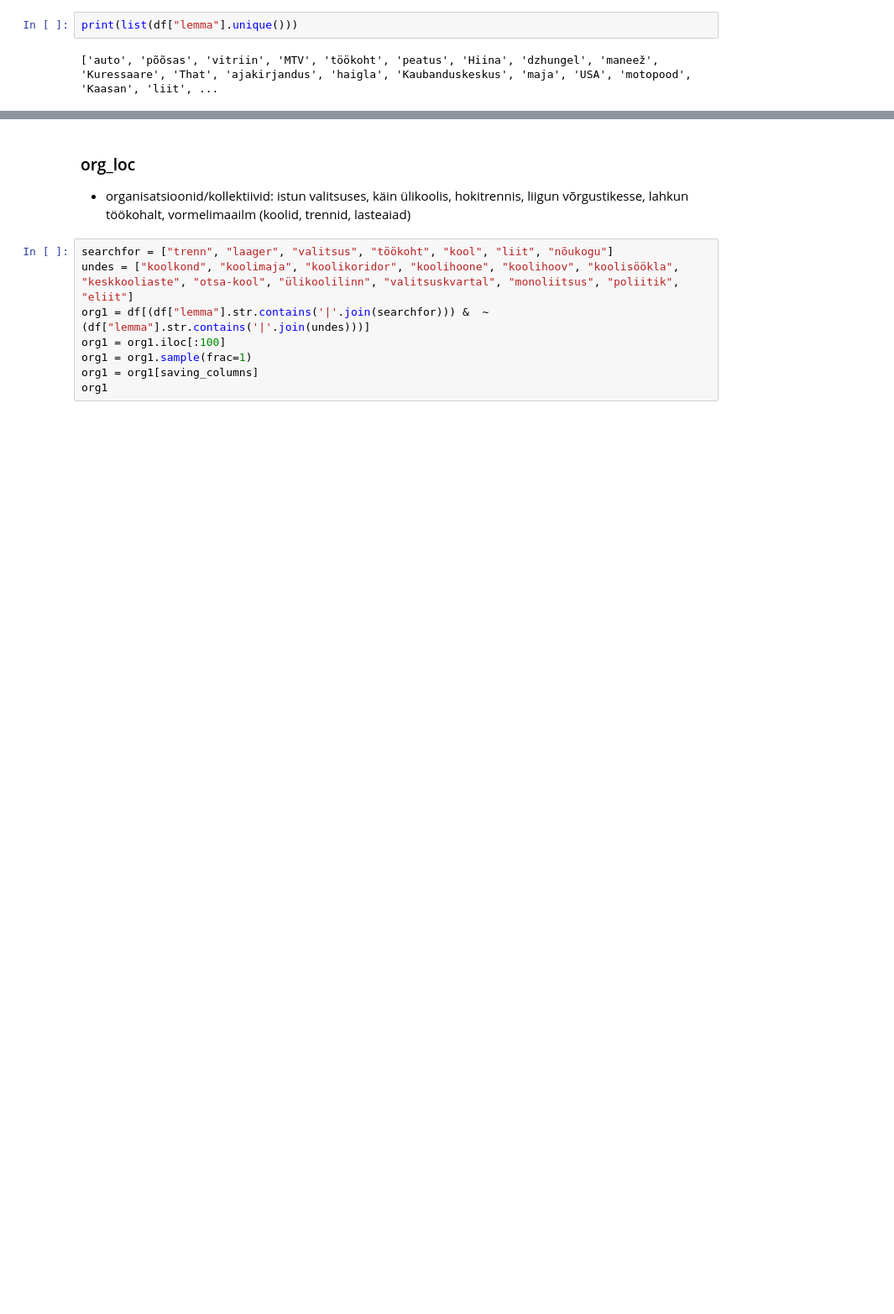
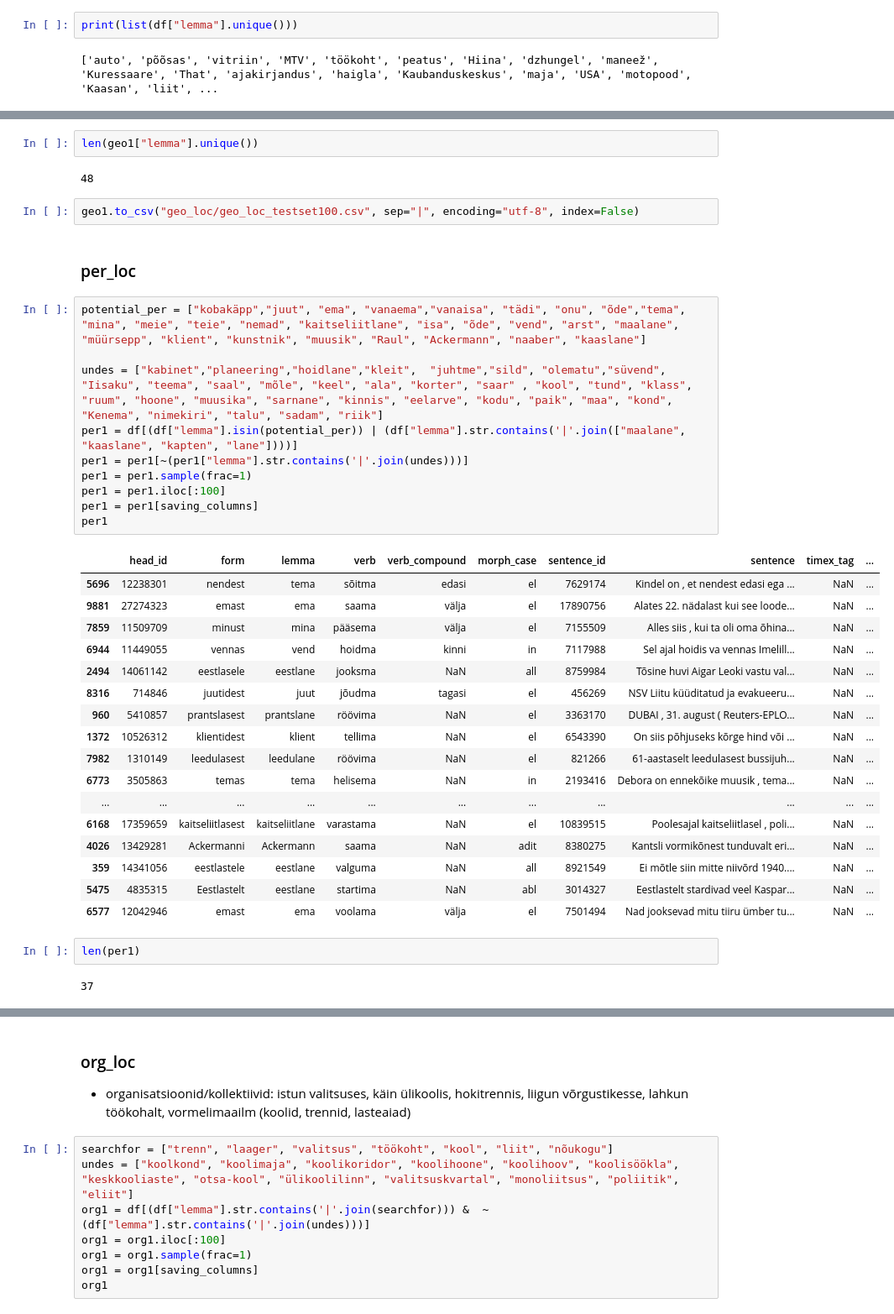
Before and after one commit to estnltk/syntax_experiments, a Jupyter notebook: physical_location_labelling/physical_location_by_context/v04_verb-case_pattern/code/subset_analysis/annotation_guideline/n80_10k_make_testsets.ipynb, the cells around one changed output, grey strips where cells are left out. Shown at 84% size. Drawn from its saved outputs; the diff is of its cells as text; blank space fills up the shorter version.

Commit message:
v04 subset analysis testsets v1

```diff
--- a/physical_location_labelling/physical_location_by_context/v04_verb-case_pattern/code/subset_analysis/annotation_guideline/n80_10k_make_testsets.ipynb
+++ b/physical_location_labelling/physical_location_by_context/v04_verb-case_pattern/code/subset_analysis/annotation_guideline/n80_10k_make_testsets.ipynb
@@ -81,0 +197,40 @@ obj1.to_csv("object_loc/object_loc_testset100.csv", sep="|", encoding="utf-8", i
+# %%
+len(geo1["lemma"].unique())
+# %% [output]
+48
+# %%
+geo1.to_csv("geo_loc/geo_loc_testset100.csv", sep="|", encoding="utf-8", index=False)
+# %% [markdown]
+### per_loc
+# %%
+potential_per = ["kobakäpp","juut", "ema", "vanaema","vanaisa", "tädi", "onu", "õde","tema", "mina", "meie", "teie", "nemad", "kaitseliitlane", "isa", "õde", "vend", "arst", "maalane", "müürsepp", "klient", "kunstnik", "muusik", "Raul", "Ackermann", "naaber", "kaaslane"]
+
+undes = ["kabinet","planeering","hoidlane","kleit",  "juhtme","sild", "olematu","süvend", "Iisaku", "teema", "saal", "mõle", "keel", "ala", "korter", "saar" , "kool", "tund", "klass", "ruum", "hoone", "muusika", "sarnane", "kinnis", "eelarve", "kodu", "paik", "maa", "kond", "Kenema", "nimekiri", "talu", "sadam", "riik"]
+per1 = df[(df["lemma"].isin(potential_per)) | (df["lemma"].str.contains('|'.join(["maalane", "kaaslane", "kapten", "lane"])))]
+per1 = per1[~(per1["lemma"].str.contains('|'.join(undes)))]
+per1 = per1.sample(frac=1)
+per1 = per1.iloc[:100]
+per1 = per1[saving_columns]
+per1
+# %% [output]
+|  | head_id | form | lemma | verb | verb_compound | morph_case | sentence_id | sentence | timex_tag | ... |
+| 5696 | 12238301 | nendest | tema | sõitma | edasi | el | 7629174 | Kindel on , et nendest edasi ega ... | NaN | ... |
+| 9881 | 27274323 | emast | ema | saama | välja | el | 17890756 | Alates 22. nädalast kui see loode... | NaN | ... |
+| 7859 | 11509709 | minust | mina | pääsema | välja | el | 7155509 | Alles siis , kui ta oli oma õhina... | NaN | ... |
+| 6944 | 11449055 | vennas | vend | hoidma | kinni | in | 7117988 | Sel ajal hoidis va vennas Imelill... | NaN | ... |
+| 2494 | 14061142 | eestlasele | eestlane | jooksma | NaN | all | 8759984 | Tõsine huvi Aigar Leoki vastu val... | NaN | ... |
+| 8316 | 714846 | juutidest | juut | jõudma | tagasi | el | 456269 | NSV Liitu küüditatud ja evakueeru... | NaN | ... |
+| 960 | 5410857 | prantslasest | prantslane | röövima | NaN | el | 3363170 | DUBAI , 31. august ( Reuters-EPLO... | NaN | ... |
+| 1372 | 10526312 | klientidest | klient | tellima | NaN | el | 6543390 | On siis põhjuseks kõrge hind või ... | NaN | ... |
+| 7982 | 1310149 | leedulasest | leedulane | röövima | NaN | el | 821266 | 61-aastaselt leedulasest bussijuh... | NaN | ... |
+| 6773 | 3505863 | temas | tema | helisema | NaN | in | 2193416 | Debora on ennekõike muusik , tema... | NaN | ... |
+| ... | ... | ... | ... | ... | ... | ... | ... | ... | ... | ... |
+| 6168 | 17359659 | kaitseliitlasest | kaitseliitlane | varastama | NaN | el | 10839515 | Poolesajal kaitseliitlasel , poli... | NaN | ... |
+| 4026 | 13429281 | Ackermanni | Ackermann | saama | NaN | adit | 8380275 | Kantsli vormikõnest tunduvalt eri... | NaN | ... |
+| 359 | 14341056 | eestlastele | eestlane | valguma | NaN | all | 8921549 | Ei mõtle siin mitte niivõrd 1940.... | NaN | ... |
+| 5475 | 4835315 | Eestlastelt | eestlane | startima | NaN | abl | 3014327 | Eestlastelt stardivad veel Kaspar... | NaN | ... |
+| 6577 | 12042946 | emast | ema | voolama | välja | el | 7501494 | Nad jooksevad mitu tiiru ümber tu... | NaN | ... |
+# %%
+len(per1)
+# %% [output]
+37
```
Also changed, not shown: parts of 40 cells of this notebook, 4 other files.
